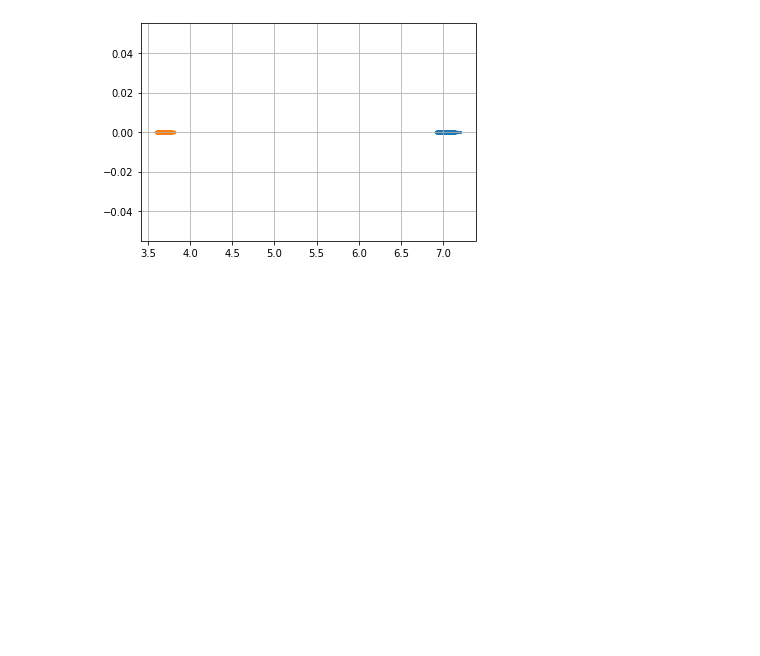
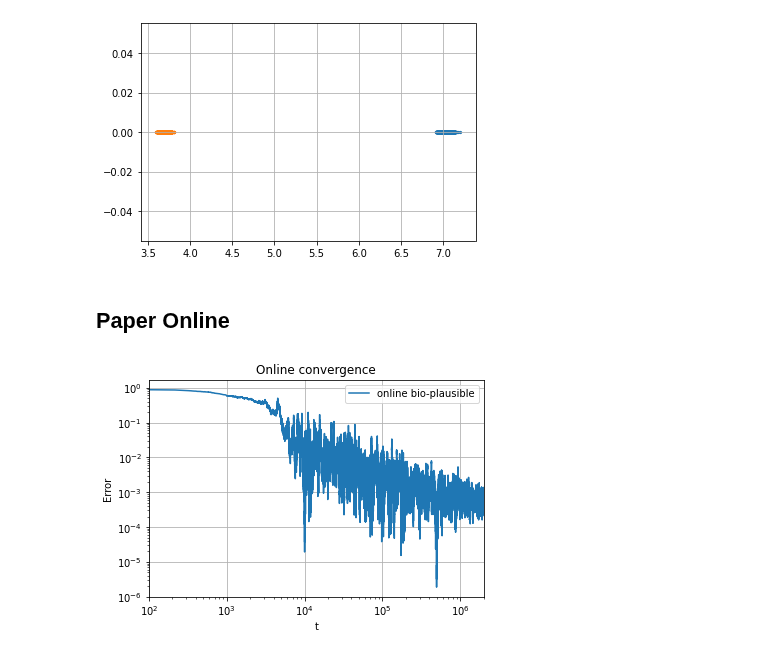
Before and after one commit to flatironinstitute/bio-lda, a Jupyter notebook: sparse_lda.ipynb, the cells around one changed output. Cells and saved outputs as stored; diff of their text form; code cells hidden in the pictures; blank space fills up the shorter version.

```diff
--- a/sparse_lda.ipynb
+++ b/sparse_lda.ipynb
@@ -240,3 +238,5 @@ plt.grid()
 plt.show()
 # %% [output]
 [figure]
+# %% [markdown]
+## Paper Online
@@ -242,0 +305,11 @@ plt.show()
+# %%
+plt.loglog(range(iters), err, label='online bio-plausible')
+plt.ylabel("Error")
+plt.xlabel("t")
+plt.xlim(1e2,iters)
+plt.grid()
+plt.legend()
+plt.title("Online convergence")
+plt.show()
+# %% [output]
+[figure, added]
```
Also changed, not shown: parts of 10 cells of this notebook, 1 other file.
